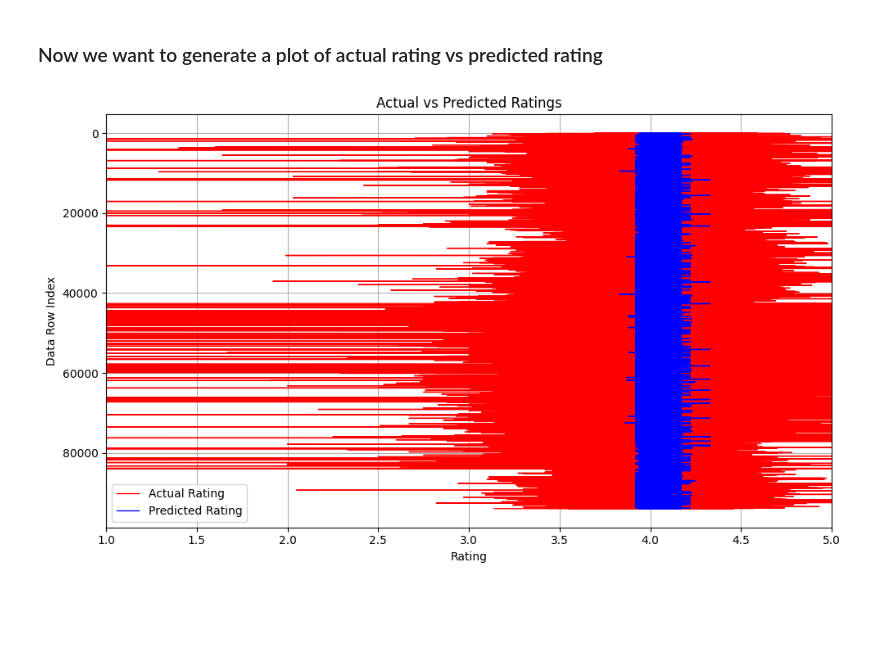
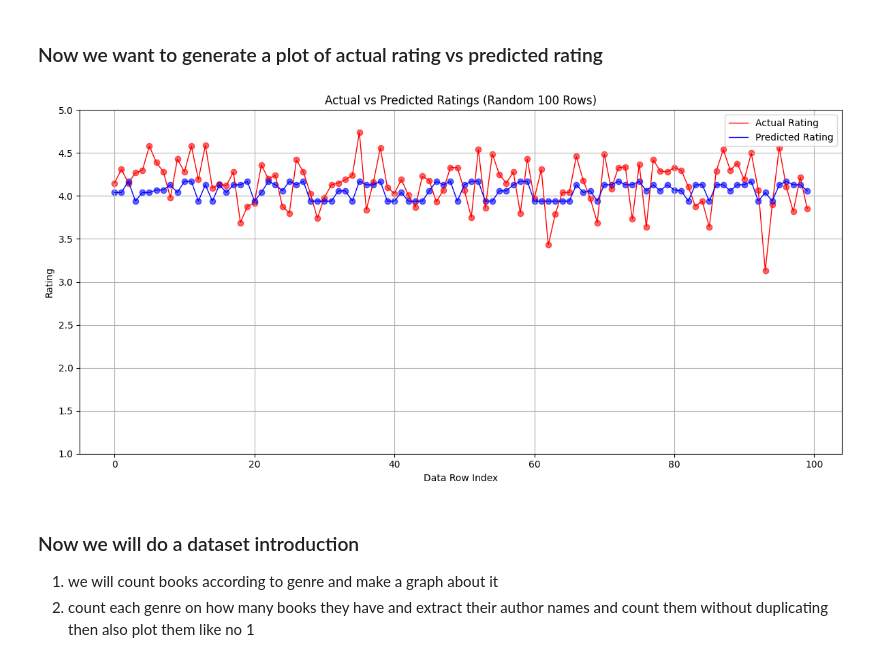
Before and after one commit to DataDriftHAW/BookLensX-NLP-DS-Project, a Jupyter notebook: ProjectFolder/testing_prediction_T5_rating_genre_titleGen_uni_GPU.ipynb, the cells around one changed output. Cells and saved outputs as stored; diff of their text form; code cells hidden in the pictures; blank space fills up the shorter version.

Commit message:
added graph of rating comparison, after a lot of testing
Co-Authored-By: Md Abrar Fahim <121944419+AbrarFahim75@users.noreply.github.com>

```diff
--- a/ProjectFolder/testing_prediction_T5_rating_genre_titleGen_uni_GPU.ipynb
+++ b/ProjectFolder/testing_prediction_T5_rating_genre_titleGen_uni_GPU.ipynb
@@ -178,36 +178,49 @@ Saved updated file to: ./archive/cleaned/merged_all_with_predictions_with_actual
 # %%
 import pandas as pd
 import matplotlib.pyplot as plt
 
 # Load the data
 file_path = './archive/cleaned/merged_all_with_predictions_with_actualRating.csv'
 df = pd.read_csv(file_path)
 
-# Make sure actualRating and rating are numeric
+# Ensure ratings are numeric
 df['actualRating'] = pd.to_numeric(df['actualRating'], errors='coerce')
 df['rating'] = pd.to_numeric(df['rating'], errors='coerce')
 
-# Drop rows where either rating is NaN
+# Drop rows with missing ratings
 df = df.dropna(subset=['actualRating', 'rating'])
 
-# Create index for y-axis
-y_values = range(len(df))
+# Keep only the first 1000 rows
+df = df.head(100)
 
-# Plotting
-plt.figure(figsize=(10, 6))
+# X-axis: row index
+x_values = range(len(df))
 
-plt.plot(df['actualRating'], y_values, color='red', label='Actual Rating', linewidth=1)
-plt.plot(df['rating'], y_values, color='blue', label='Predicted Rating', linewidth=1)
+# Plot
+plt.figure(figsize=(12, 6))
 
-plt.xlabel('Rating')
-plt.ylabel('Data Row Index')
-plt.title('Actual vs Predicted Ratings')
+# Actual rating: red dots and red line
+plt.plot(x_values, df['actualRating'], color='red', label='Actual Rating', linewidth=1)
+plt.scatter(x_values, df['actualRating'], color='red', alpha=0.6)
+
+# Predicted rating: blue dots and blue line
+plt.plot(x_values, df['rating'], color='blue', label='Predicted Rating', linewidth=1)
+plt.scatter(x_values, df['rating'], color='blue', alpha=0.6)
+
+# Labels and settings
+plt.xlabel('Data Row Index')
+plt.ylabel('Rating')
+plt.title('Actual vs Predicted Ratings (Random 100 Rows)')
 plt.legend()
 plt.grid(True)
-plt.xlim(1, 5)  # Adjust if your ratings are in a different range
-plt.gca().invert_yaxis()  # So first row is at the top
+plt.ylim(1, 5)  # Change this if your rating range differs
 
 plt.tight_layout()
 plt.show()
 # %% [output]
-[figure, old version]
+[figure, new version]
+# %% [markdown]
+### Now we will do a dataset introduction
+
+1. we will count books according to genre and make a graph about it
+2. count each genre on how many books they have and extract their author names and count them without duplicating then also plot them like no 1
```
